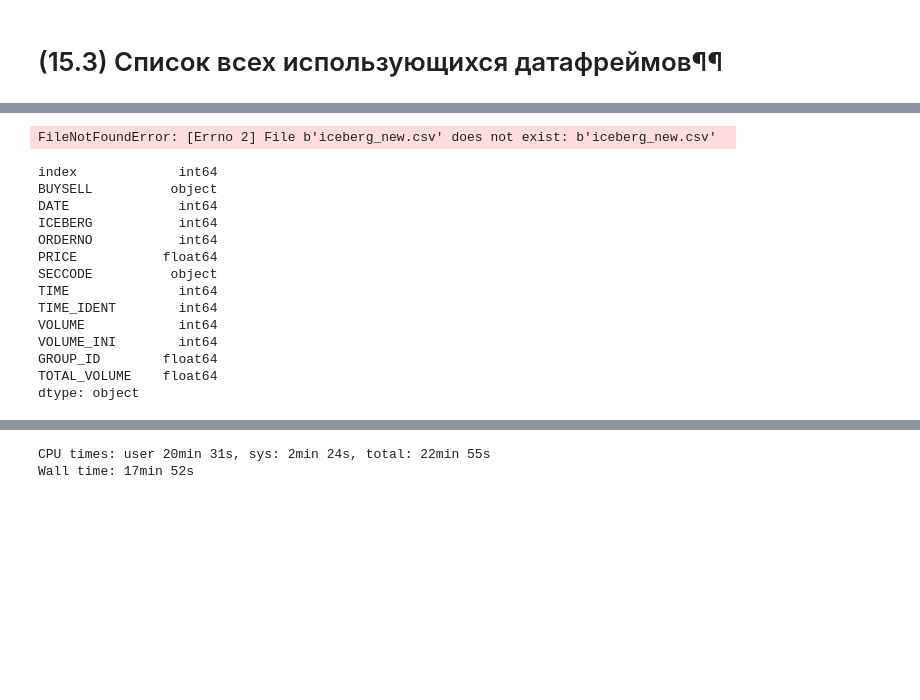
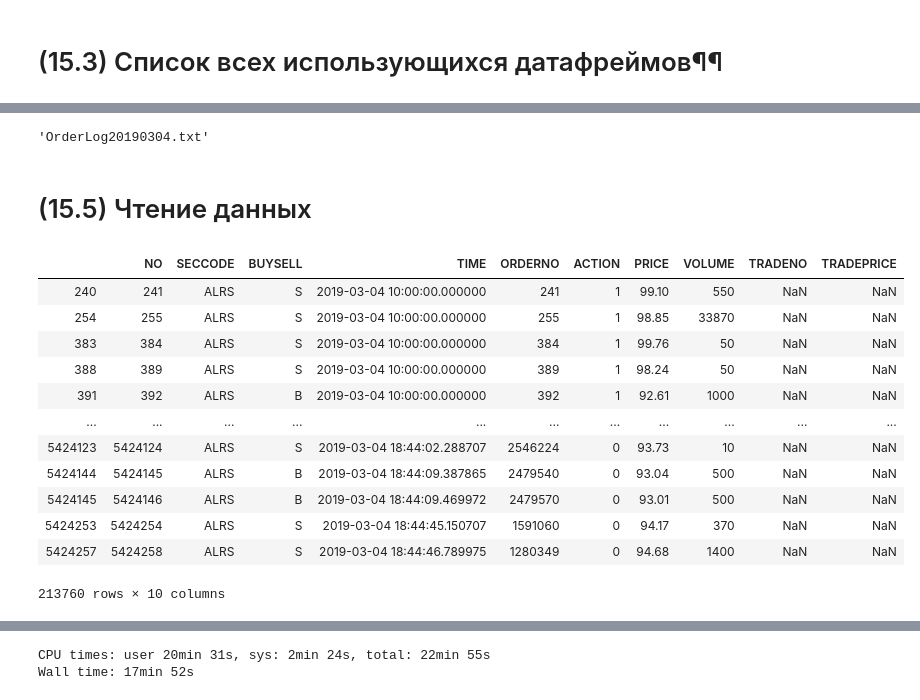
Before and after one commit to katya-luzina/master_thesis, a Jupyter notebook: 5. обновление ордерлога данными по выявленным айсберг-заявкам и цепочкам айсберг-заявок.ipynb, the cells around one changed output, grey strips where cells are left out. Saved outputs shown, nothing was run; the diff lists cells and outputs as text; code cells hidden in the pictures; blank space fills up the shorter version.

```diff
--- a/5. обновление ордерлога данными по выявленным айсберг-заявкам и цепочкам айсберг-заявок.ipynb
+++ b/5. обновление ордерлога данными по выявленным айсберг-заявкам и цепочкам айсберг-заявок.ipynb
@@ -50,31 +128,45 @@ orderlogs = ['OrderLog20190304.txt',
              'OrderLog20190328.txt',
              'OrderLog20190329.txt'
             ]
+# %%
+ticker = tickers[14] #ALRS
+orderlog = orderlogs[0]
+date = orderlog[8:16] #20190304
+orderlog
+# %% [output]
+'OrderLog20190304.txt'
+# %% [markdown]
+# (15.5) Чтение данных
+# %%
+# читаем ордерлог
+# orders - ордерлог на заданную дату
+orders = pd.read_csv(orderlog, header = 0)
+orders['together_time'] = str(date)+orders['TIME'].apply(str)
+orders['TIME'] = [ReverseToDateTime(orders.together_time[i]) for i in range (len(orders.together_time))]
+del orders['together_time']
+# %%
+# отбираем данные по инструменту
+# orders_instr - ордерлог по инструменту
+orders_instr = orders[orders.SECCODE == ticker]
+orders_instr
+# %% [output]
+|  | NO | SECCODE | BUYSELL | TIME | ORDERNO | ACTION | PRICE | VOLUME | TRADENO | TRADEPRICE |
+| 240 | 241 | ALRS | S | 2019-03-04 10:00:00.000000 | 241 | 1 | 99.10 | 550 | NaN | NaN |
+| 254 | 255 | ALRS | S | 2019-03-04 10:00:00.000000 | 255 | 1 | 98.85 | 33870 | NaN | NaN |
+| 383 | 384 | ALRS | S | 2019-03-04 10:00:00.000000 | 384 | 1 | 99.76 | 50 | NaN | NaN |
+| 388 | 389 | ALRS | S | 2019-03-04 10:00:00.000000 | 389 | 1 | 98.24 | 50 | NaN | NaN |
+| 391 | 392 | ALRS | B | 2019-03-04 10:00:00.000000 | 392 | 1 | 92.61 | 1000 | NaN | NaN |
+| ... | ... | ... | ... | ... | ... | ... | ... | ... | ... | ... |
+| 5424123 | 5424124 | ALRS | S | 2019-03-04 18:44:02.288707 | 2546224 | 0 | 93.73 | 10 | NaN | NaN |
+| 5424144 | 5424145 | ALRS | B | 2019-03-04 18:44:09.387865 | 2479540 | 0 | 93.04 | 500 | NaN | NaN |
+| 5424145 | 5424146 | ALRS | B | 2019-03-04 18:44:09.469972 | 2479570 | 0 | 93.01 | 500 | NaN | NaN |
+| 5424253 | 5424254 | ALRS | S | 2019-03-04 18:44:45.150707 | 1591060 | 0 | 94.17 | 370 | NaN | NaN |
+| 5424257 | 5424258 | ALRS | S | 2019-03-04 18:44:46.789975 | 1280349 | 0 | 94.68 | 1400 | NaN | NaN |
+213760 rows × 10 columns
 # %%
 # читаем файл с выявленными айсбергами
 # iceberg_all - список всех айсбергов с указанием цепочки
-iceberg_all = pd.read_csv('iceberg_new.csv', header = 0)
+iceberg_all = pd.read_csv('iceberg.csv', header = 0)
 del iceberg_all['index']
 iceberg_all.reset_index(level=0, inplace=True)
 iceberg_all.rename(columns = {'index':'ID'}, inplace=True)
-
-iceberg_all
-# %% [output]
-FileNotFoundError: [Errno 2] File b'iceberg_new.csv' does not exist: b'iceberg_new.csv'
-# %%
-iceberg_all.dtypes
-# %% [output]
-index             int64
-BUYSELL          object
-DATE              int64
-ICEBERG           int64
-ORDERNO           int64
-PRICE           float64
-SECCODE          object
-TIME              int64
-TIME_IDENT        int64
-VOLUME            int64
-VOLUME_INI        int64
-GROUP_ID        float64
-TOTAL_VOLUME    float64
-dtype: object
```
Also changed, not shown: parts of 18 cells of this notebook.
